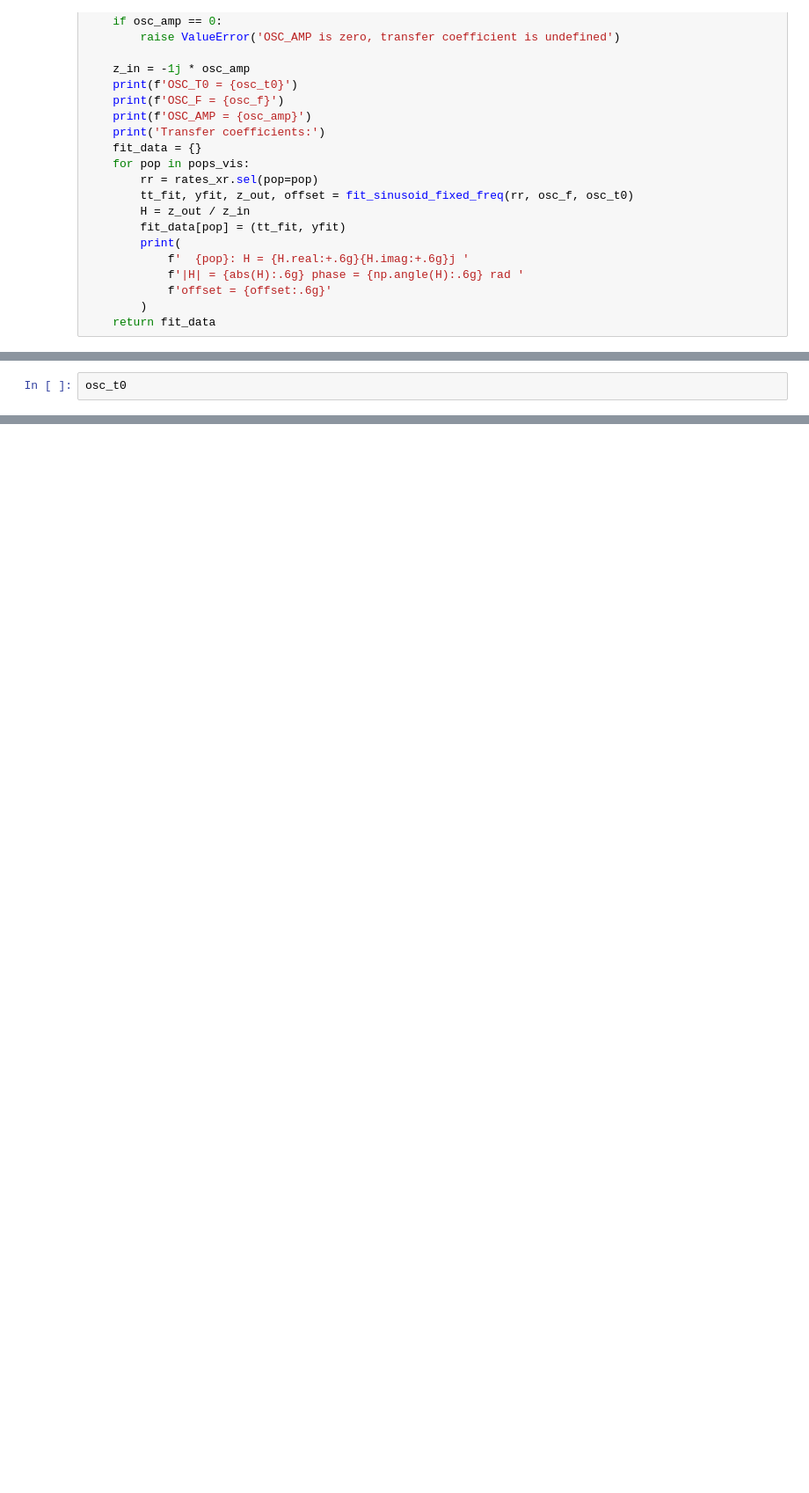
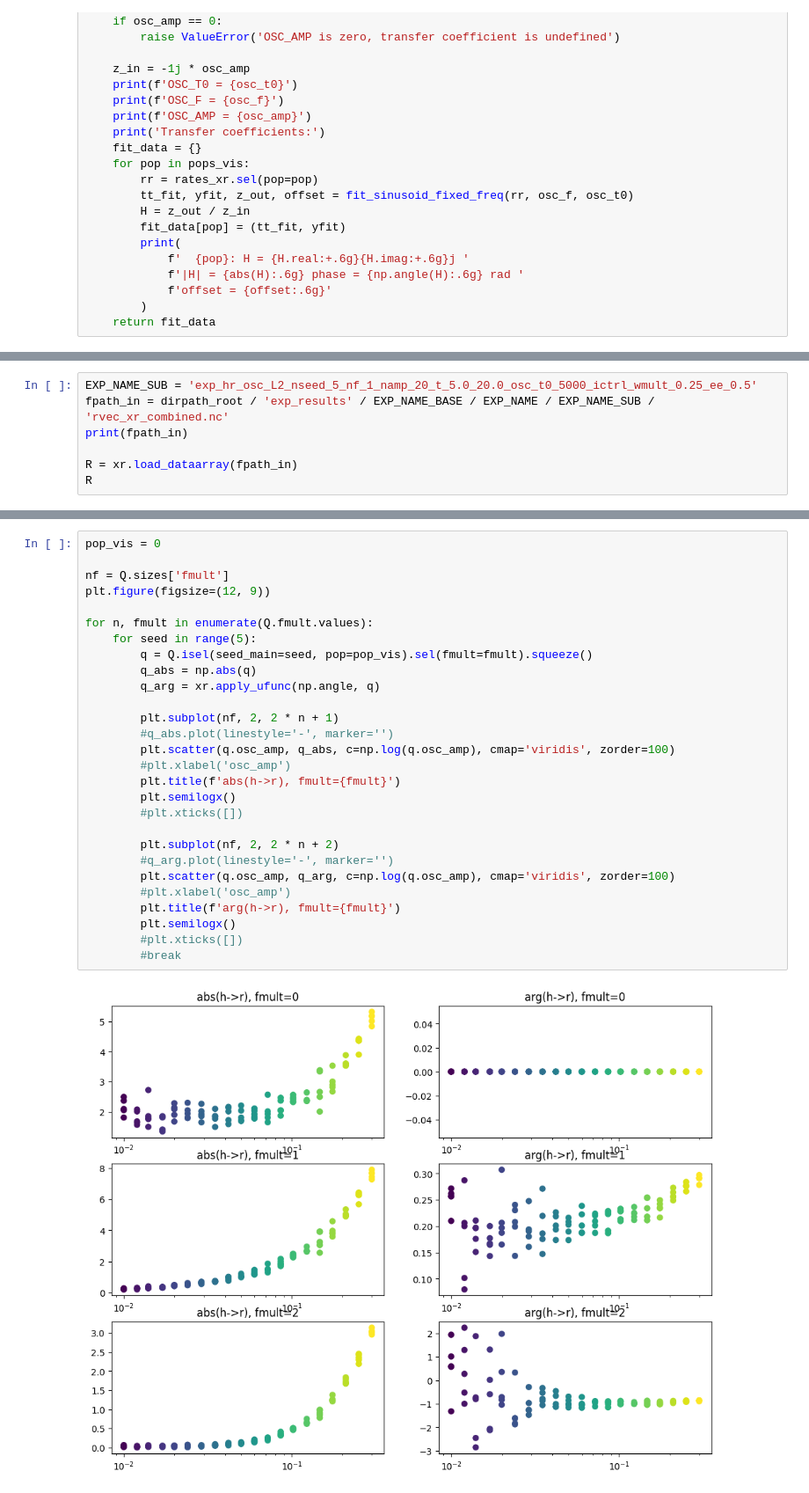
Before and after one commit to niknovikov19/A1-OUinp, a Jupyter notebook: exp_configs/batch_rxbkg_unconn_state1_mech1/net_inpsur_hr_osc_var_seed_f_amp/explore_res.ipynb, the cells around one changed output, grey strips where cells are left out. Shown at 88% size. Drawn from its saved outputs; the diff is of its cells as text; blank space fills up the shorter version.

```diff
--- a/exp_configs/batch_rxbkg_unconn_state1_mech1/net_inpsur_hr_osc_var_seed_f_amp/explore_res.ipynb
+++ b/exp_configs/batch_rxbkg_unconn_state1_mech1/net_inpsur_hr_osc_var_seed_f_amp/explore_res.ipynb
@@ -101,3 +101,8 @@ Loading: /ddn/niknovikov19/repo/A1_OUinp/exp_results/batch_rxbkg_unconn_state1_m
 # %%
-osc_t0
+EXP_NAME_SUB = 'exp_hr_osc_L2_nseed_5_nf_1_namp_20_t_5.0_20.0_osc_t0_5000_ictrl_wmult_0.25_ee_0.5'
+fpath_in = dirpath_root / 'exp_results' / EXP_NAME_BASE / EXP_NAME / EXP_NAME_SUB / 'rvec_xr_combined.nc'
+print(fpath_in)
+
+R = xr.load_dataarray(fpath_in)
+R
 # %% [output]
@@ -104,0 +188,30 @@ osc_t0
+# %%
+pop_vis = 0
+
+nf = Q.sizes['fmult']
+plt.figure(figsize=(12, 9))
+
+for n, fmult in enumerate(Q.fmult.values):
+    for seed in range(5):
+        q = Q.isel(seed_main=seed, pop=pop_vis).sel(fmult=fmult).squeeze()
+        q_abs = np.abs(q)
+        q_arg = xr.apply_ufunc(np.angle, q)
+
+        plt.subplot(nf, 2, 2 * n + 1)
+        #q_abs.plot(linestyle='-', marker='')
+        plt.scatter(q.osc_amp, q_abs, c=np.log(q.osc_amp), cmap='viridis', zorder=100)
+        #plt.xlabel('osc_amp')
+        plt.title(f'abs(h->r), fmult={fmult}')
+        plt.semilogx()
+        #plt.xticks([])
+
+        plt.subplot(nf, 2, 2 * n + 2)
+        #q_arg.plot(linestyle='-', marker='')
+        plt.scatter(q.osc_amp, q_arg, c=np.log(q.osc_amp), cmap='viridis', zorder=100)
+        #plt.xlabel('osc_amp')
+        plt.title(f'arg(h->r), fmult={fmult}')
+        plt.semilogx()
+        #plt.xticks([])
+        #break
+# %% [output]
+[figure, added]
```
Also changed, not shown: parts of 7 cells of this notebook, 1 other file.
